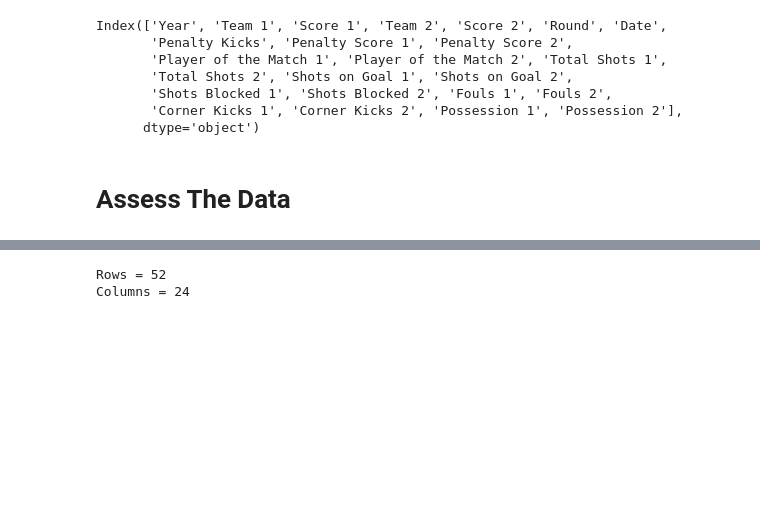
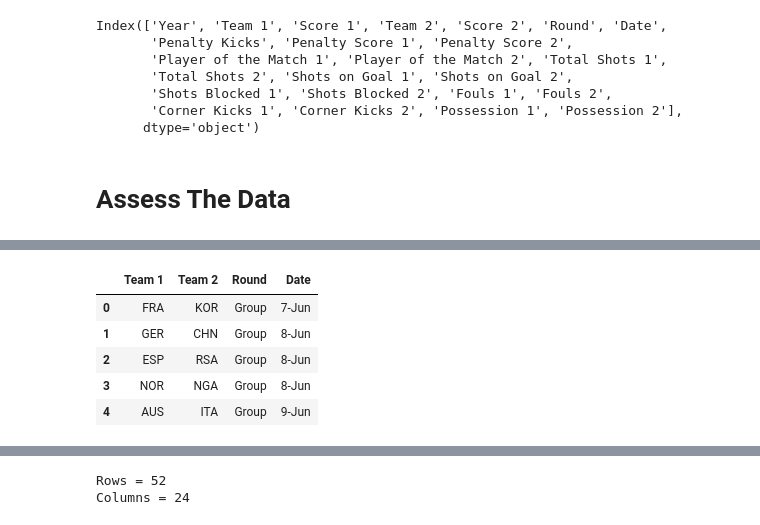
Before and after one commit to kemmanouilides/ffwc-2019-analysis, a Jupyter notebook: v01.ipynb, the cells around one changed output, grey strips where cells are left out. Saved outputs shown, nothing was run; the diff lists cells and outputs as text; code cells hidden in the pictures; blank space fills up the shorter version.

```diff
--- a/v01.ipynb
+++ b/v01.ipynb
@@ -97,0 +155,11 @@ array([False, False, False, False, False, False, False, False, False,
+# %%
+#Save the categorical columns only
+cat_cols_df = df.select_dtypes(['object'])
+cat_cols_df.head()
+# %% [output]
+|  | Team 1 | Team 2 | Round | Date |
+| 0 | FRA | KOR | Group | 7-Jun |
+| 1 | GER | CHN | Group | 8-Jun |
+| 2 | ESP | RSA | Group | 8-Jun |
+| 3 | NOR | NGA | Group | 8-Jun |
+| 4 | AUS | ITA | Group | 9-Jun |
```
Also changed, not shown: parts of 18 cells of this notebook.
